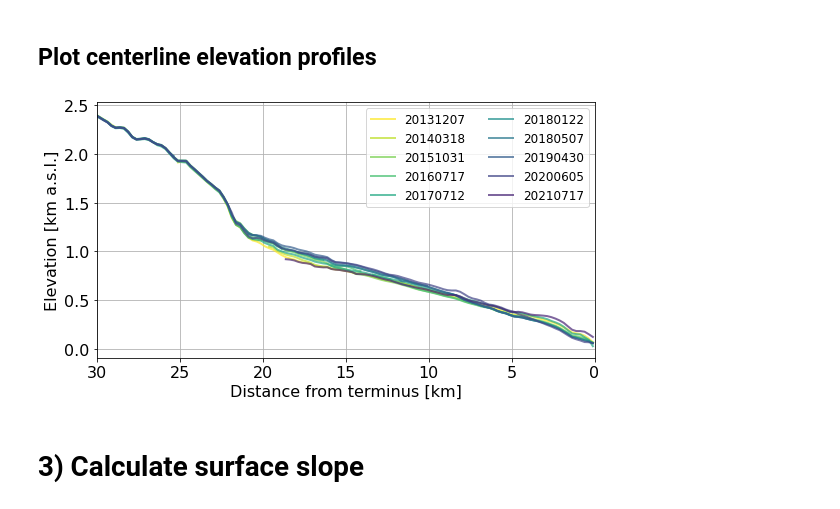
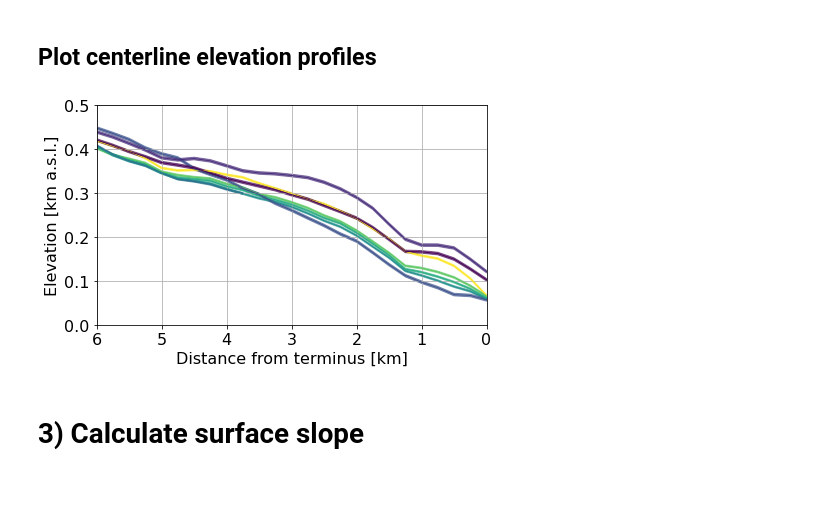
Before and after one commit to jukesliu/TG-surge, a Jupyter notebook: centerline_elevation_processing.ipynb, the cells around one changed output. Drawn from its saved outputs; the diff is of its cells as text; code cells hidden in the pictures.

Commit message:
plotting code updated

```diff
--- a/centerline_elevation_processing.ipynb
+++ b/centerline_elevation_processing.ipynb
@@ -217,53 +273,70 @@ plt.show()
 # %%
 ######## Change path to foler with centerline elevation CSVs ###################
 dem_outpath = '/Users/jukesliu/Documents/TURNER/DATA/ICE_THICKNESS/surface/centerline_elevations/'
-filelist = glob.glob(dem_outpath+'centerline_n_250*20*.csv') # change glob search pattern!
+filelist = glob.glob(dem_outpath+'centerline_s_250*20*.csv') # change glob search pattern!
 filelist.sort() # centerline elevation files
 ################################################################################
 
 # intialize plot
-colors = plt.cm.viridis_r(np.linspace(0,1,11))
-fig, ax = plt.subplots(1,figsize=(8,4.5))
+lw = 1
+a = 1
+colors = plt.cm.viridis_r(np.linspace(0,1,9))
+fig, ax = plt.subplots(1,figsize=(6.5,4))
 fs = 16
-ax.set_xlim(30,0)
-# ax.set_xlim(22,5.5)
-# ax.set_ylim(0.375,1.375)
-# ax.set_xlim(22,0)
-# ax.set_ylim(0,1.375)
+# ax.set_xlim(30,0)
+# ax.set_xlim(22,6)
+# ax.set_ylim(0.375,1.2)
+ax.set_xlim(6,0)
+ax.set_ylim(0,0.5)
+
+# ax.set_xlim(30,22)
+# ax.set_ylim(1.2, 2.4)
 ax.set_xlabel('Distance from terminus [km]', fontsize=fs)
 ax.set_ylabel('Elevation [km a.s.l.]', fontsize=fs)
 
 plt.tick_params(labelsize=fs)
 plt.grid()
 plt.tight_layout()
 
 legend_entries = []
 c = 0
 w = 0
 for elevprofile in filelist:
     elev_df = pd.read_csv(elevprofile)
     ds = elevprofile.split('/')[-1].split('_')[-1][:-4]
 
     # choose which ones
 #     if True:
 #     if not ds.startswith('2016') or ds.startswith('2015') or ds.startswith('2017') or ds.startswith('2018'):
 
     # do not include 2022 and merged DEMs
-    if not ds.startswith('201610') and (not ds.startswith('20180117') and not ds.startswith('2012')
-    and not ds.startswith('20180128')) and not ds.startswith('2022') and not ds.startswith('20211025'):
+    if (not ds.startswith('20180117') and not ds.startswith('2012')
+    and not ds.startswith('20180128')) and (not ds.startswith('202202')
+    and not ds.startswith('202204')) and not ds.startswith('20211025') and not ds.startswith('20180507'):
 
         if ds.startswith('2012'):
-            ax.plot(elev_df.dist_m/1000, elev_df.mean_elev/1000, '-', color='orange', linewidth=2, alpha=0.7)
+            ax.plot(elev_df.dist_m/1000, elev_df.mean_elev/1000, '-', color='orange', linewidth=lw, alpha=a)
         else:
-            ax.plot(elev_df.dist_m/1000, elev_df.mean_elev/1000, '-', color=colors[c], linewidth=2, alpha=0.7)
+            # fill between standard error
+            if ds.startswith('201'):
+                st_err = 2
+            elif ds.startswith('2020'):
+                st_err = 3
+            else:
+                st_err = 3
+            ax.fill_between(elev_df.dist_m/1000,
+                            elev_df.mean_elev/1000 - st_err/1000,
+                           elev_df.mean_elev/1000 + st_err/1000, color=colors[c], alpha=a-0.4)
+            # plot the line
+            ax.plot(elev_df.dist_m/1000, elev_df.mean_elev/1000, '-', color=colors[c], linewidth=lw, alpha=a)
             c+=1
-        legend_entries.append(ds)
-        plt.legend(legend_entries, ncol=2, fontsize=fs-4)
+#         legend_entries.append(ds[0:4]+'-'+ds[4:6]+'-'+ds[6:8])
+#         plt.legend(legend_entries, ncol=1, fontsize=fs, facecolor='white', framealpha=1)
 #         plt.savefig(dem_outpath+'figures/DEMs_cline_north_'+ds+'.png',dpi=200)
 
 plt.show()
 # %% [output]
-[figure, old version]
+[figure, new version]
 # %% [markdown]
 # 3) Calculate surface slope
 # %%
```
Also changed, not shown: parts of 20 cells of this notebook, 4 other files.
